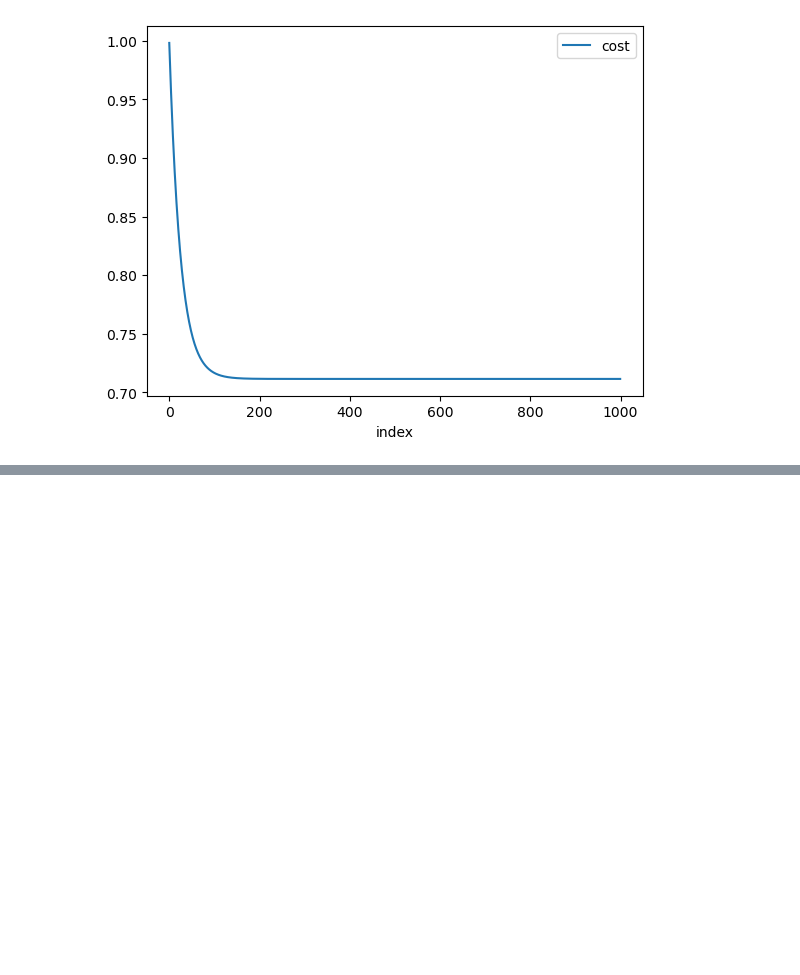
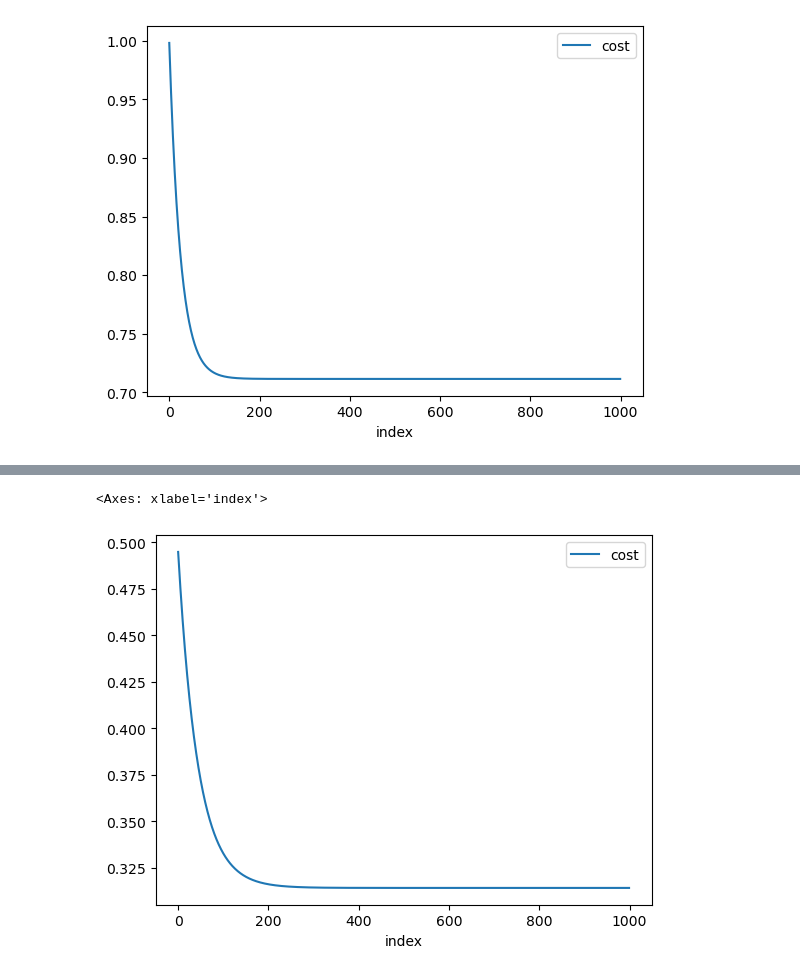
Before and after one commit to venkatpselvam1/DataScienceML, a Jupyter notebook: LinearRegression/03_GradientDescendent/GradientDescent.ipynb, the cells around one changed output, grey strips where cells are left out. Saved outputs shown, nothing was run; the diff lists cells and outputs as text; code cells hidden in the pictures; blank space fills up the shorter version.

Commit message:
multiple variable regression

```diff
--- a/LinearRegression/03_GradientDescendent/GradientDescent.ipynb
+++ b/LinearRegression/03_GradientDescendent/GradientDescent.ipynb
@@ -178,0 +212,37 @@ gr.reset_index().plot.line(x='index', y=['cost'])
+# %%
+# Theta is the vector representing coefficients (intercept, area, bedrooms)
+theta = np.matrix(np.array([0,0,0]))
+alpha = 0.01
+iterations = 1000
+# %%
+# define cost function
+# takes in theta (current values of coefficients b0, b1, b2), X and y
+# returns total cost at current b0, b1, b2
+
+def compute_cost(X, y, theta):
+    return np.sum(np.square(np.matmul(X, theta) - y)) / (2 * len(y))
+# %%
+# gradient descent
+# takes in current X, y, learning rate alpha, num_iters
+# returns cost (notice it uses the cost function defined above)
+
+def gradient_descent_multi(X, y, theta, alpha, iterations):
+    theta = np.zeros(X.shape[1])
+    m = len(X)
+    gdm_df = pd.DataFrame( columns = ['Bets','cost'])
+
+    for i in range(iterations):
+        gradient = (1/m) * np.matmul(X.T, np.matmul(X, theta) - y)
+        theta = theta - alpha * gradient
+        cost = compute_cost(X, y, theta)
+        gdm_df.loc[i] = [theta,cost]
+
+    return gdm_df
+# %%
+# print costs with various values of coefficients b0, b1, b2
+gr = gradient_descent_multi(X_mul, y, theta, alpha, iterations)
+# %%
+gr.reset_index().plot.line(x='index', y=['cost'])
+# %% [output]
+<Axes: xlabel='index'>
+[figure, added]
```
Also changed, not shown: parts of 5 cells of this notebook, 2 other files.
